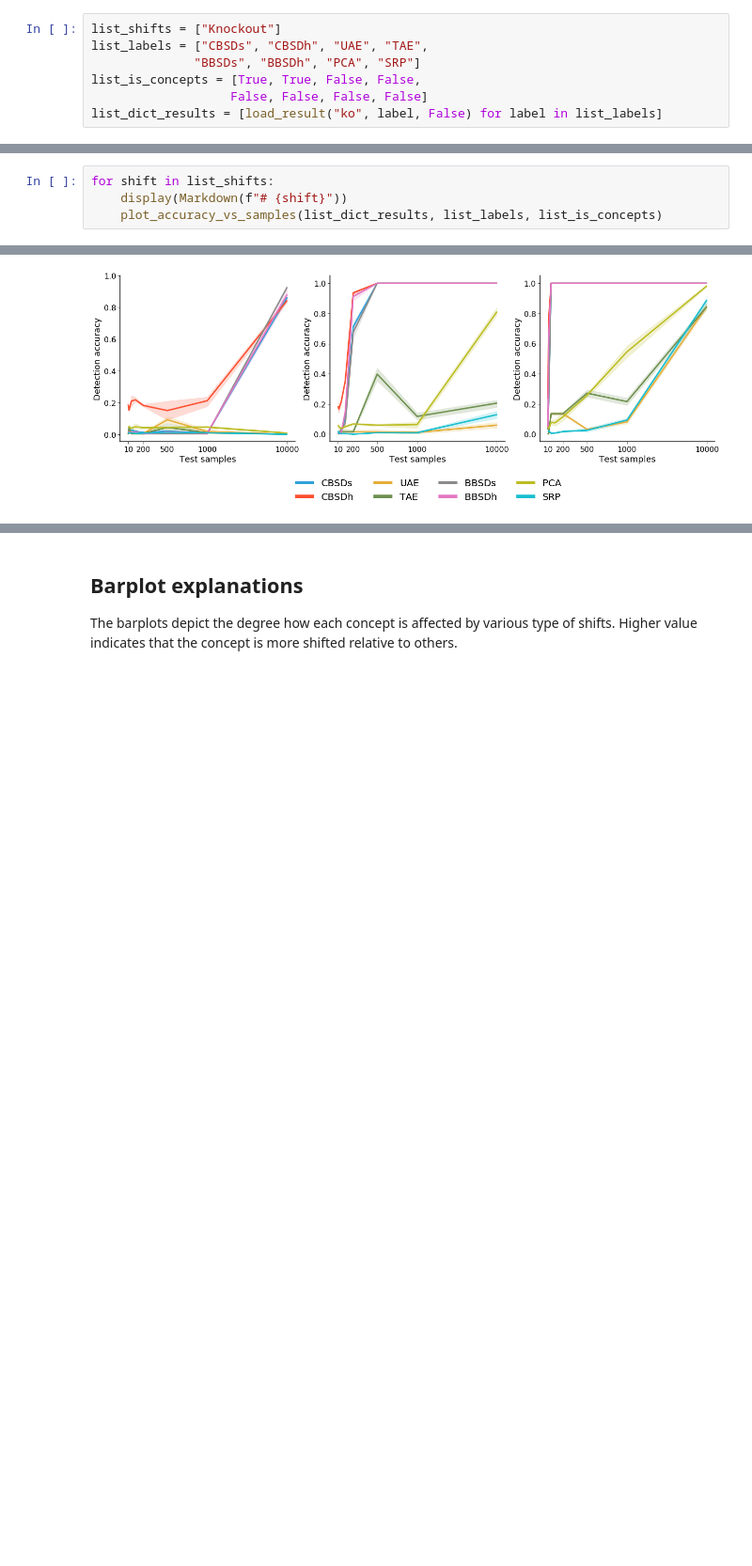
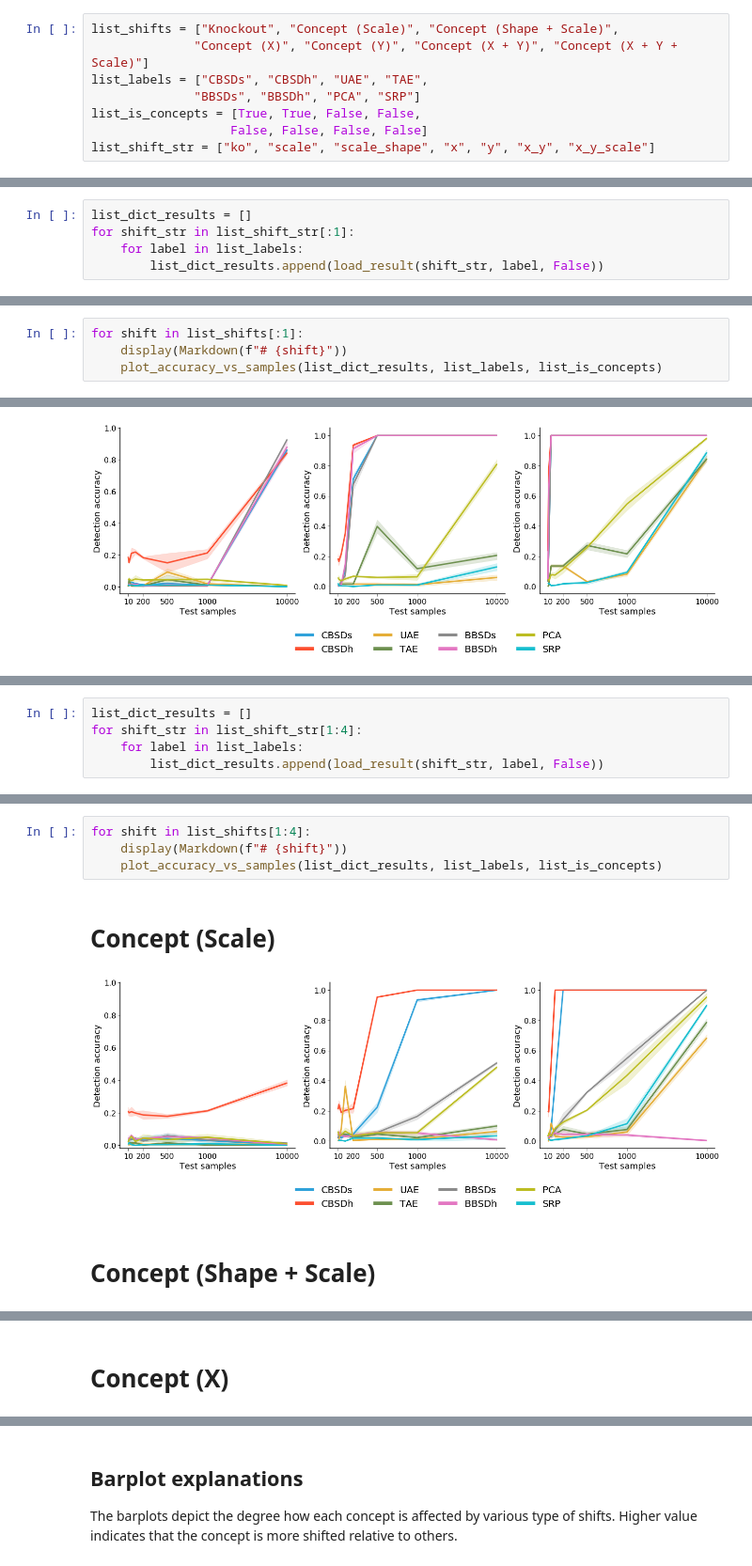
Before and after one commit to maleakhiw/explaining-dataset-shifts, a Jupyter notebook: experiments/dSprites/label_classifier_results_task1.ipynb, the cells around one changed output, grey strips where cells are left out. Shown at 94% size. Drawn from its saved outputs; the diff is of its cells as text; blank space fills up the shorter version.

```diff
--- a/experiments/dSprites/label_classifier_results_task1.ipynb
+++ b/experiments/dSprites/label_classifier_results_task1.ipynb
@@ -68,9 +192,10 @@ for shift in list_shifts:
 
 The figures plot how detection accuracy changes over different test (real-world) samples provided to each shift detector method. We compare performances of various methods.
 # %%
-list_shifts = ["Knockout"]
+list_shifts = ["Knockout", "Concept (Scale)", "Concept (Shape + Scale)",
+              "Concept (X)", "Concept (Y)", "Concept (X + Y)", "Concept (X + Y + Scale)"]
 list_labels = ["CBSDs", "CBSDh", "UAE", "TAE",
               "BBSDs", "BBSDh", "PCA", "SRP"]
 list_is_concepts = [True, True, False, False,
                    False, False, False, False]
-list_dict_results = [load_result("ko", label, False) for label in list_labels]
+list_shift_str = ["ko", "scale", "scale_shape", "x", "y", "x_y", "x_y_scale"]
@@ -85,0 +204,5 @@ Loading file successfully.
+# %%
+list_dict_results = []
+for shift_str in list_shift_str[:1]:
+    for label in list_labels:
+        list_dict_results.append(load_result(shift_str, label, False))
@@ -86,5 +218,5 @@ Loading file successfully.
 # %%
-for shift in list_shifts:
+for shift in list_shifts[:1]:
     display(Markdown(f"# {shift}"))
     plot_accuracy_vs_samples(list_dict_results, list_labels, list_is_concepts)
 # %% [output]
@@ -92,0 +231,5 @@ for shift in list_shifts:
+# %%
+list_dict_results = []
+for shift_str in list_shift_str[1:4]:
+    for label in list_labels:
+        list_dict_results.append(load_result(shift_str, label, False))
@@ -92,0 +254,8 @@ for shift in list_shifts:
+# %%
+for shift in list_shifts[1:4]:
+    display(Markdown(f"# {shift}"))
+    plot_accuracy_vs_samples(list_dict_results, list_labels, list_is_concepts)
+# %% [output]
+# Concept (Scale)
+[figure, added]
+# Concept (Shape + Scale)
@@ -92,0 +263 @@ for shift in list_shifts:
+# Concept (X)
```
Also changed, not shown: parts of 25 cells of this notebook, 1 other file.
